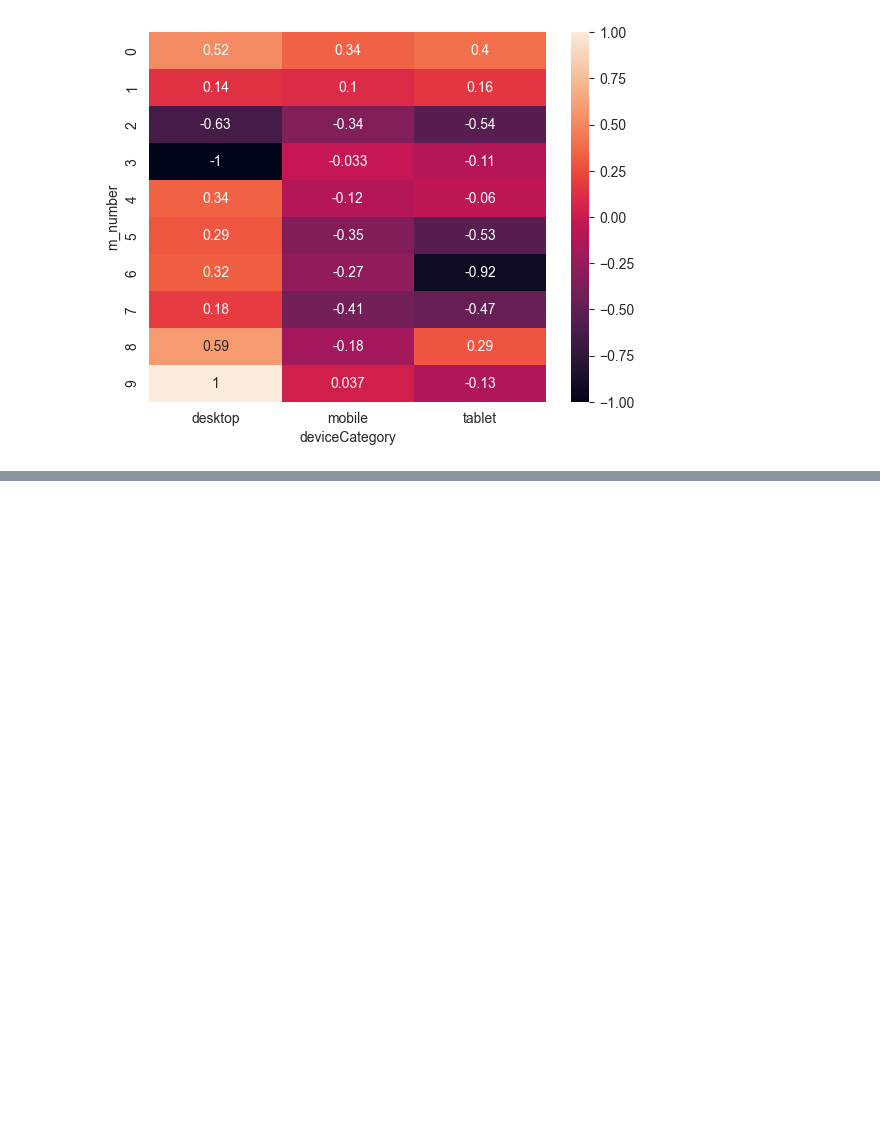
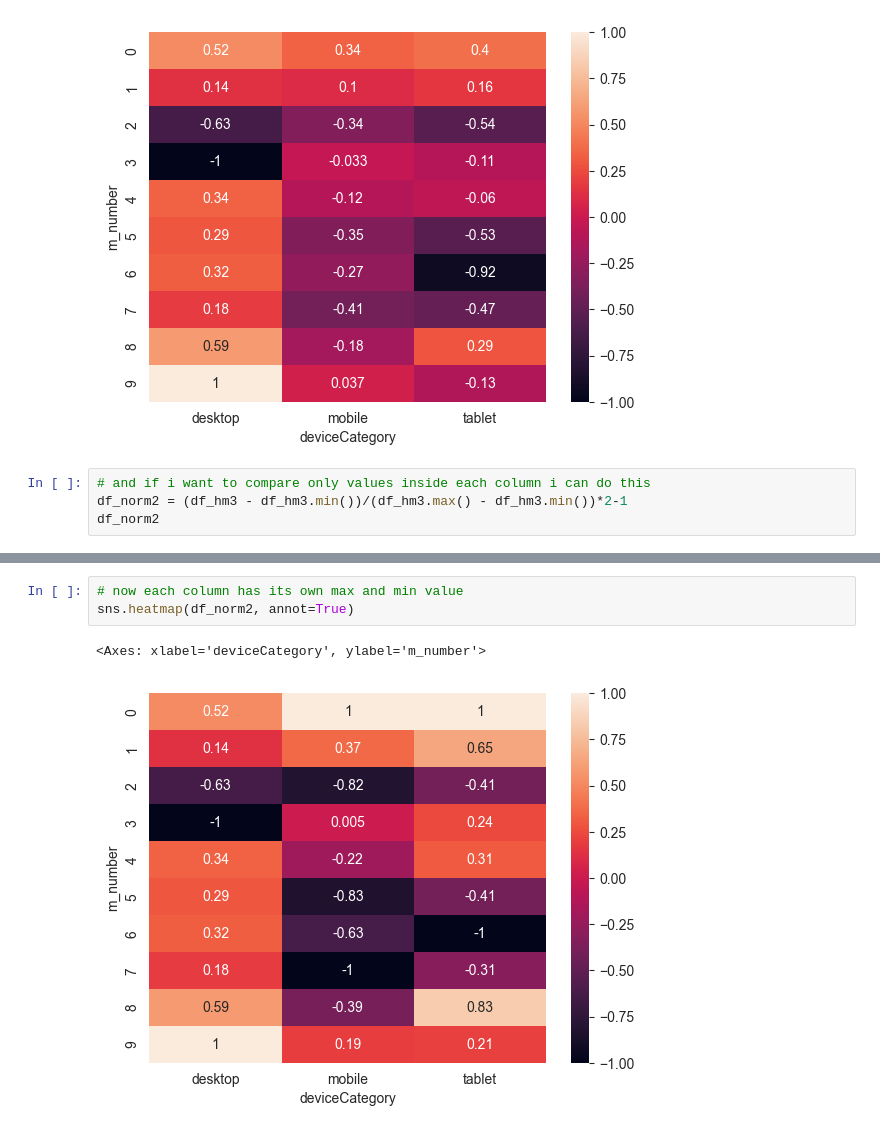
Before and after one commit to rodioniam/study_projects, a Jupyter notebook: visualization/heatmap.ipynb, the cells around one changed output, grey strips where cells are left out. Cells and saved outputs as stored; diff of their text form; blank space fills up the shorter version.

```diff
--- a/visualization/heatmap.ipynb
+++ b/visualization/heatmap.ipynb
@@ -124,3 +124,7 @@ sns.heatmap(df_norm, annot=True)
 # %% [output]
 <Axes: xlabel='deviceCategory', ylabel='m_number'>
 [figure]
+# %%
+# and if i want to compare only values inside each column i can do this
+df_norm2 = (df_hm3 - df_hm3.min())/(df_hm3.max() - df_hm3.min())*2-1
+df_norm2
@@ -126,0 +144,6 @@ sns.heatmap(df_norm, annot=True)
+# %%
+# now each column has its own max and min value
+sns.heatmap(df_norm2, annot=True)
+# %% [output]
+<Axes: xlabel='deviceCategory', ylabel='m_number'>
+[figure, added]
```
Also changed, not shown: parts of 1 cell of this notebook.
